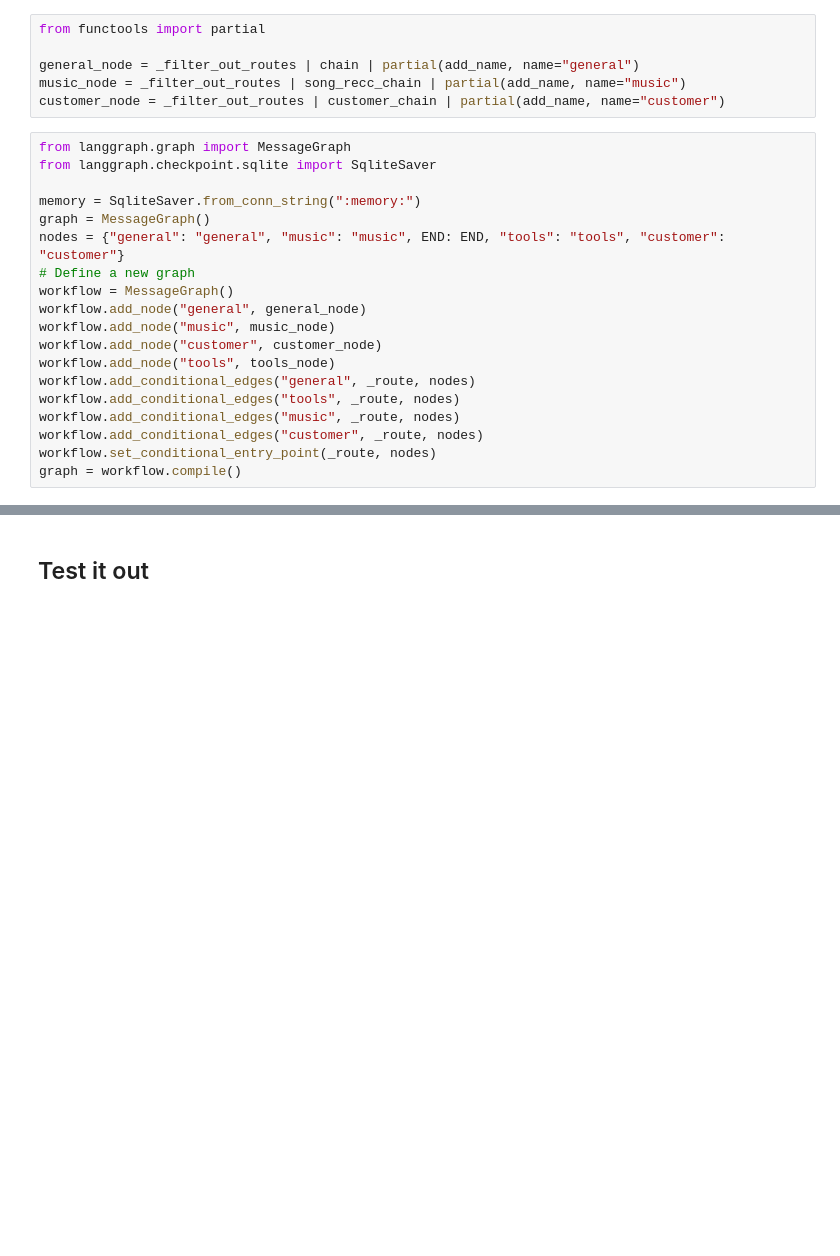
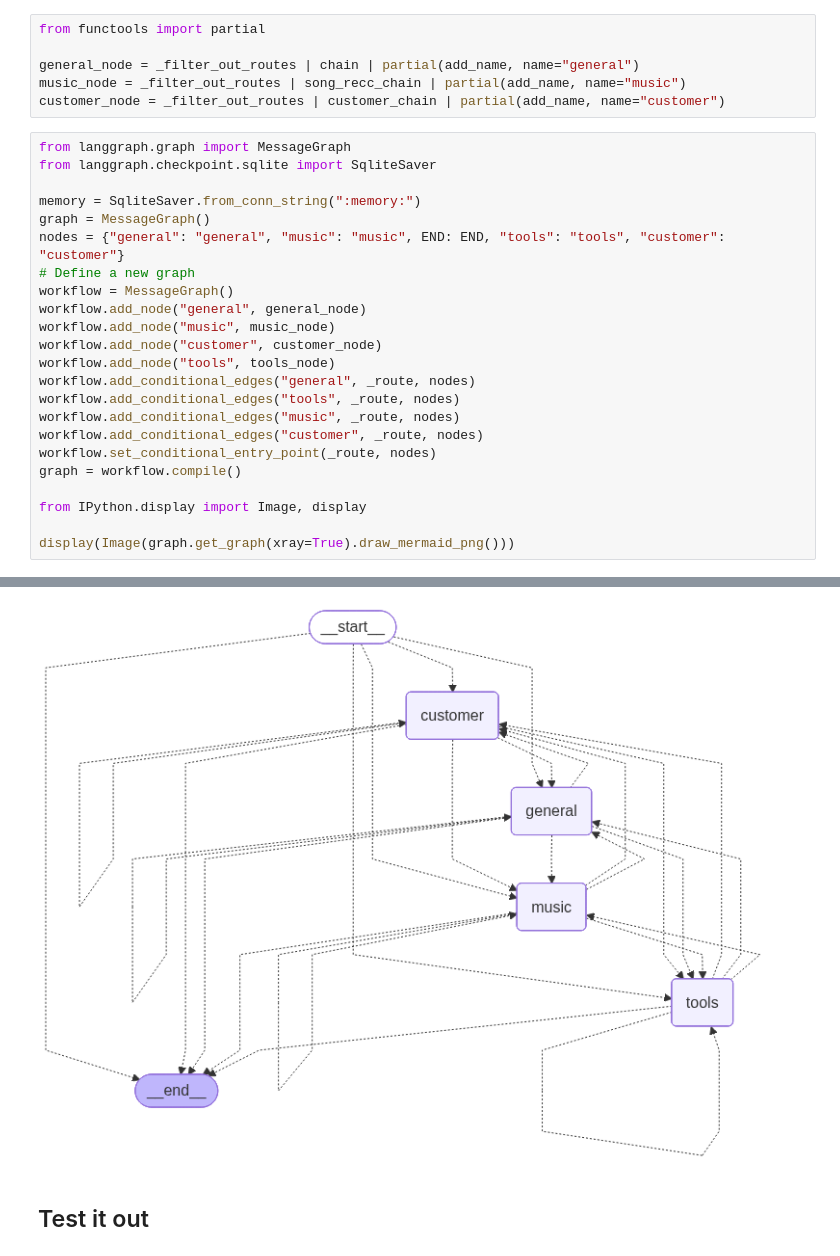
Before and after one commit to christineastoria/langgraph-customer-support-bot, a Jupyter notebook: agent.ipynb, the cells around one changed output, grey strips where cells are left out. Saved outputs shown, nothing was run; the diff lists cells and outputs as text; blank space fills up the shorter version.

```diff
--- a/agent.ipynb
+++ b/agent.ipynb
@@ -295,4 +290,8 @@ workflow.add_conditional_edges("music", _route, nodes)
 workflow.add_conditional_edges("customer", _route, nodes)
 workflow.set_conditional_entry_point(_route, nodes)
 graph = workflow.compile()
+
+from IPython.display import Image, display
+
+display(Image(graph.get_graph(xray=True).draw_mermaid_png()))
 # %% [output]
@@ -302,4 +301,5 @@ graph = workflow.compile()
   workflow = MessageGraph()
+[figure, added]
 # %% [markdown]
 ## Test it out
 # %%
```
Also changed, not shown: parts of 5 cells of this notebook, 3 other files.
